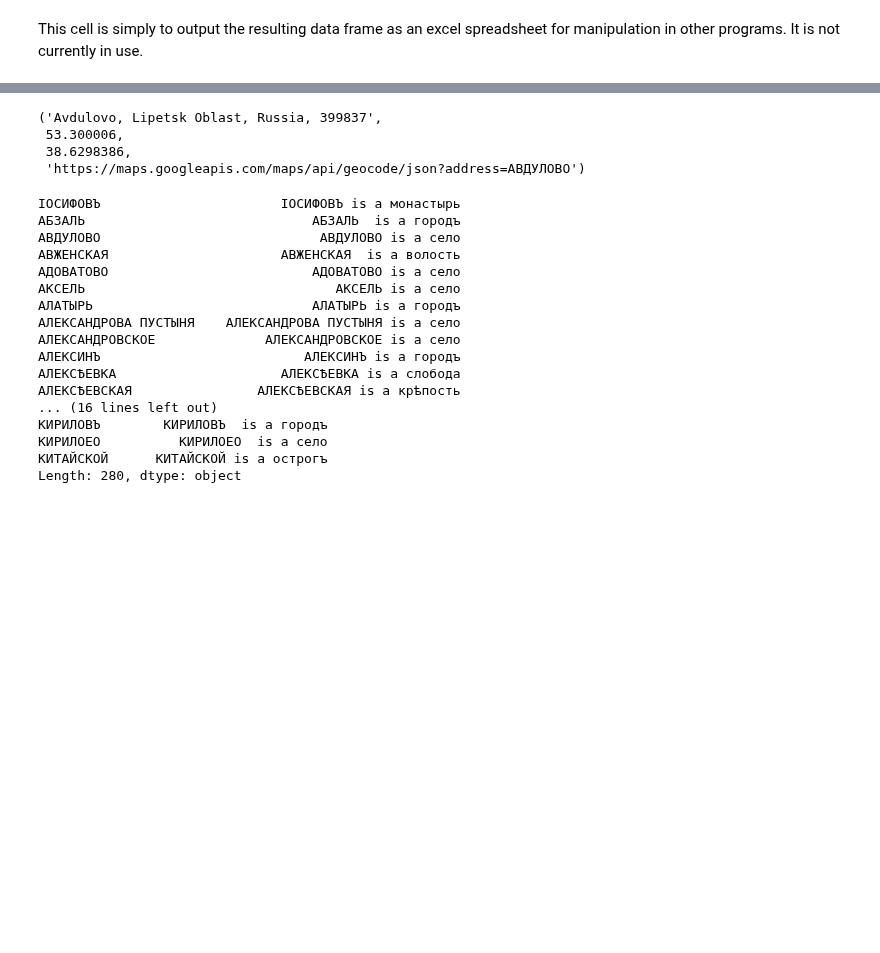
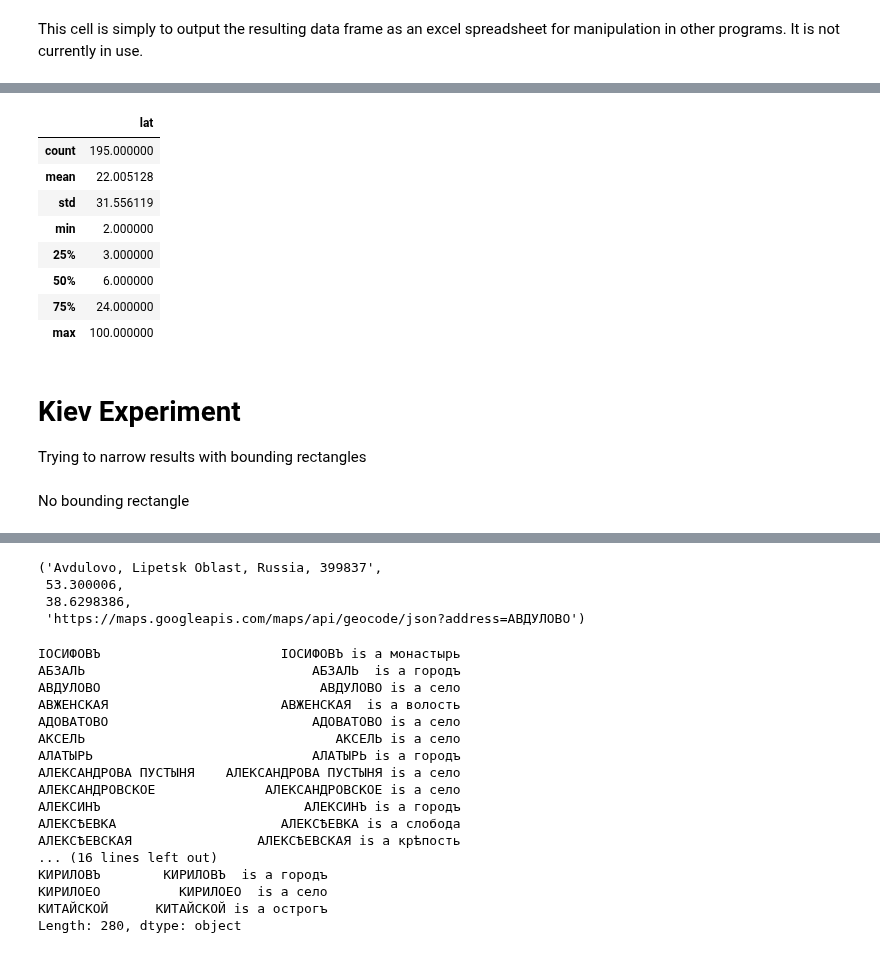
Before and after one commit to jaguillette/fungHGR, a Jupyter notebook: geocoding.ipynb, the cells around one changed output, grey strips where cells are left out. Drawn from its saved outputs; the diff is of its cells as text; code cells hidden in the pictures; blank space fills up the shorter version.

Commit message:
several modifications to geocoding, added bounding boxes, trying again for archaic spellings, and saving multiple results.

```diff
--- a/geocoding.ipynb
+++ b/geocoding.ipynb
@@ -252,0 +327,18 @@ market_df['geo_placename'], market_df['geo_lat'], market_df['geo_lng'], market_d
+# %%
+fdf.ix[fdf.lat>1].describe()
+# %% [output]
+|  | lat |
+| count | 195.000000 |
+| mean | 22.005128 |
+| std | 31.556119 |
+| min | 2.000000 |
+| 25% | 3.000000 |
+| 50% | 6.000000 |
+| 75% | 24.000000 |
+| max | 100.000000 |
+# %% [markdown]
+Kiev Experiment
+===============
+Trying to narrow results with bounding rectangles
+# %% [markdown]
+No bounding rectangle
```
Also changed, not shown: parts of 34 cells of this notebook, 2 other files.
